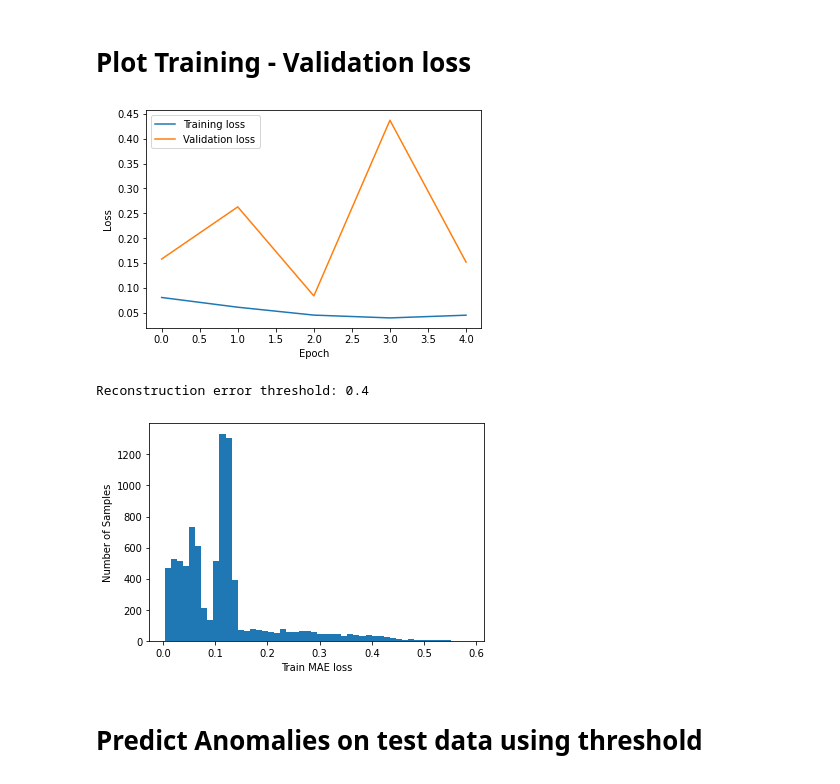
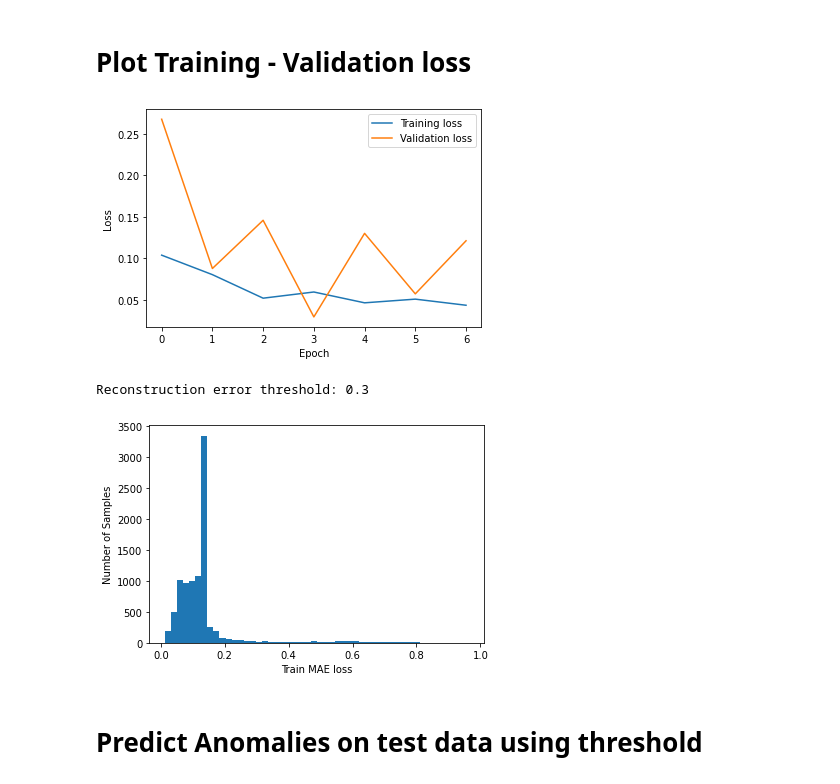
Before and after one commit to Sagar-modelling/LSTM_Autoencoders, a Jupyter notebook: autoencoder_anomaly.ipynb, the cells around one changed output. Drawn from its saved outputs; the diff is of its cells as text; code cells hidden in the pictures.

```diff
--- a/autoencoder_anomaly.ipynb
+++ b/autoencoder_anomaly.ipynb
@@ -276,6 +276,6 @@ df1['Date'].min(), df1['Date'].max()
 # %% [output]
 (Timestamp('1970-01-02 00:00:00'), Timestamp('2022-07-08 00:00:00'))
 # %%
-train, test = df1.loc[df['Date'] <= '2003-12-31'], df1.loc[df['Date'] > '2003-12-31']
+train, test = df1.loc[df['Date'] <= '2006-12-31'], df1.loc[df['Date'] > '2006-12-31']
 print(train.shape, test.shape)
 # %% [output]
@@ -384,7 +388,3 @@ Total params: 198,273
 Trainable params: 198,273
 Non-trainable params: 0
 _________________________________________________________________
-# %%
-# fit model
-early_stopping = tf.keras.callbacks.EarlyStopping(monitor="val_loss", patience=2, mode="min")
-history = model.fit(trainX, trainY, epochs=50, batch_size=32, validation_split=0.1, verbose=1, shuffle = False, callbacks=[early_stopping])
@@ -397,0 +391,3 @@ Epoch 3/50
+# %%
+history = model.fit(trainX, trainY, epochs=100, batch_size=32, validation_split=0.1,
+                    callbacks=[keras.callbacks.EarlyStopping(monitor='val_loss', patience=3, mode='min')], shuffle=False)
@@ -459,23 +452,23 @@ plt.xlabel('Epoch')
 plt.ylabel('Loss')
 plt.legend();
 # %% [output]
-[figure, old version]
+[figure, new version]
 # %%
 # Mean Absolute Error loss
 X_train_pred = model.predict(trainX)
 train_mae_loss = np.mean(np.abs(X_train_pred - trainX), axis=1)
 
 plt.hist(train_mae_loss, bins=50)
 plt.xlabel('Train MAE loss')
 plt.ylabel('Number of Samples');
 
 # Set reconstruction error threshold
-threshold = 0.4 #np.max(train_mae_loss)
+threshold = 0.3 #np.max(train_mae_loss)
 
 print('Reconstruction error threshold:',threshold)
 # %% [output]
-Reconstruction error threshold: 0.4
+Reconstruction error threshold: 0.3
-[figure, old version]
+[figure, new version]
 # %% [markdown]
 # Predict Anomalies on test data using threshold
 # %%
```
Also changed, not shown: parts of 21 cells of this notebook.
